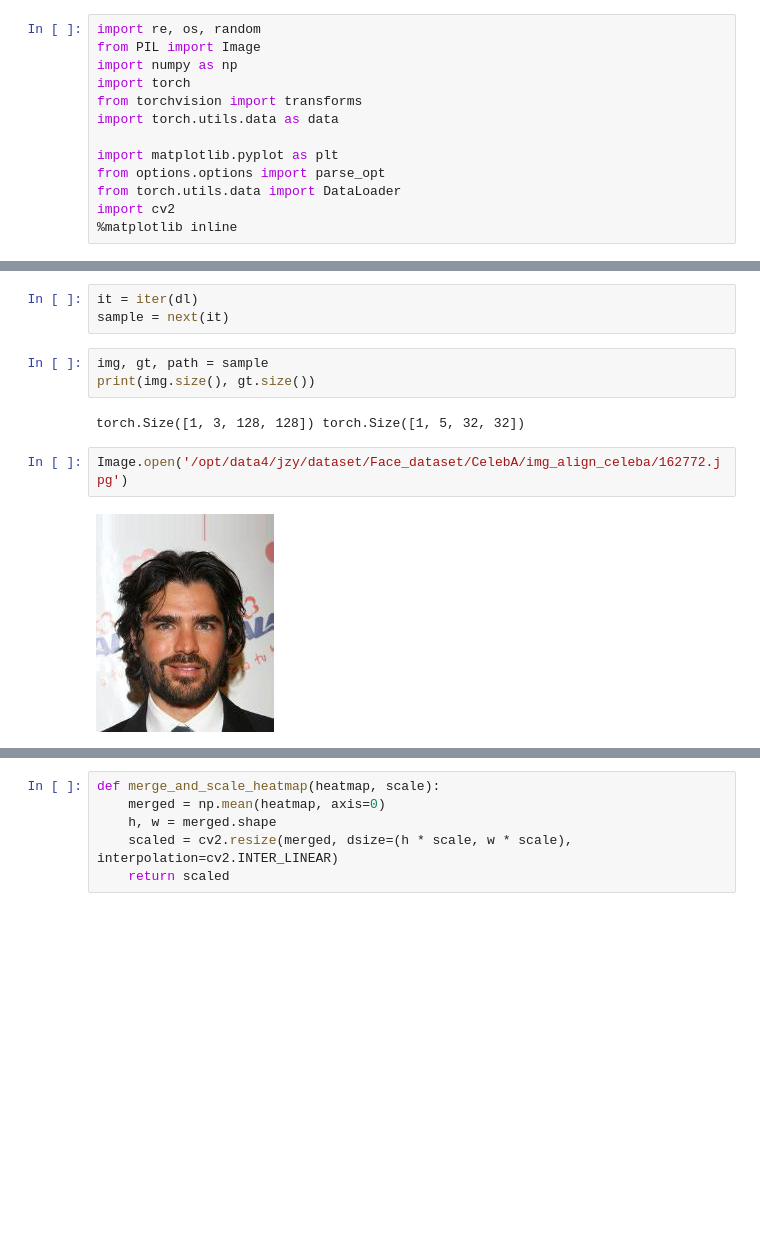
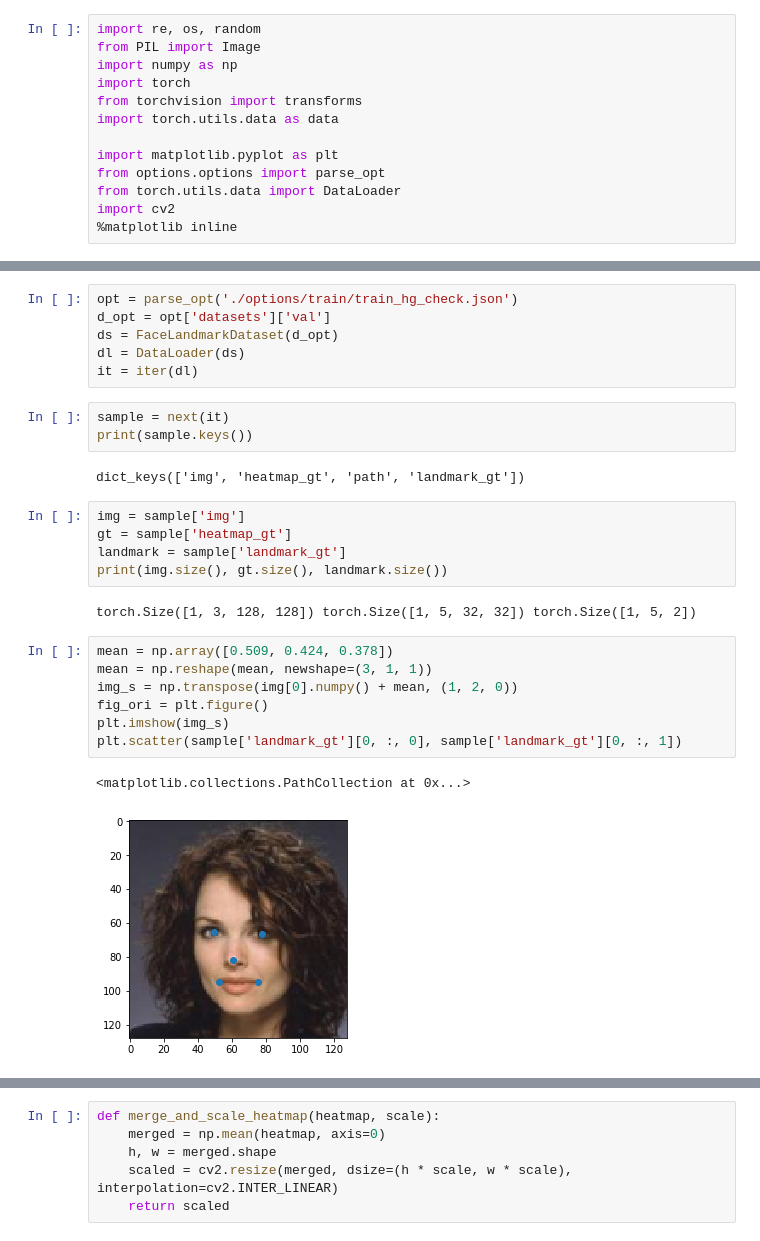
Before and after one commit to Steve-Tod/hourglass-face-landmark, a Jupyter notebook: test_dataset.ipynb, the cells around one changed output, grey strips where cells are left out. Drawn from its saved outputs; the diff is of its cells as text; blank space fills up the shorter version.

```diff
--- a/test_dataset.ipynb
+++ b/test_dataset.ipynb
@@ -139,15 +126,31 @@ dl = create_dataloader(d_opt)
-# %%
-it = iter(dl)
-sample = next(it)
+# %%
+opt = parse_opt('./options/train/train_hg_check.json')
+d_opt = opt['datasets']['val']
+ds = FaceLandmarkDataset(d_opt)
+dl = DataLoader(ds)
+it = iter(dl)
+# %%
+sample = next(it)
+print(sample.keys())
+# %% [output]
+dict_keys(['img', 'heatmap_gt', 'path', 'landmark_gt'])
 # %%
-img, gt, path = sample
-print(img.size(), gt.size())
+img = sample['img']
+gt = sample['heatmap_gt']
+landmark = sample['landmark_gt']
+print(img.size(), gt.size(), landmark.size())
 # %% [output]
-torch.Size([1, 3, 128, 128]) torch.Size([1, 5, 32, 32])
+torch.Size([1, 3, 128, 128]) torch.Size([1, 5, 32, 32]) torch.Size([1, 5, 2])
-# %%
-Image.open('/opt/data4/jzy/dataset/Face_dataset/CelebA/img_align_celeba/162772.jpg')
-# %% [output]
-[figure, removed]
+# %%
+mean = np.array([0.509, 0.424, 0.378])
+mean = np.reshape(mean, newshape=(3, 1, 1))
+img_s = np.transpose(img[0].numpy() + mean, (1, 2, 0))
+fig_ori = plt.figure()
+plt.imshow(img_s)
+plt.scatter(sample['landmark_gt'][0, :, 0], sample['landmark_gt'][0, :, 1])
+# %% [output]
+<matplotlib.collections.PathCollection at 0x...>
+[figure, added]
 # %%
 mean = np.array([0.509, 0.424, 0.378])
 mean = np.reshape(mean, newshape=(3, 1, 1))
```
Also changed, not shown: parts of 6 cells of this notebook, 10 other files.
